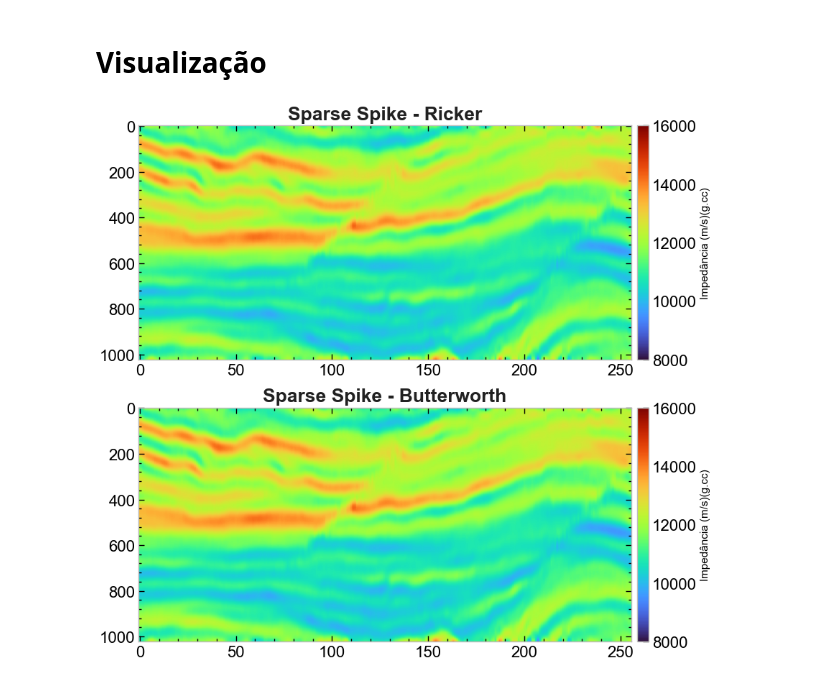
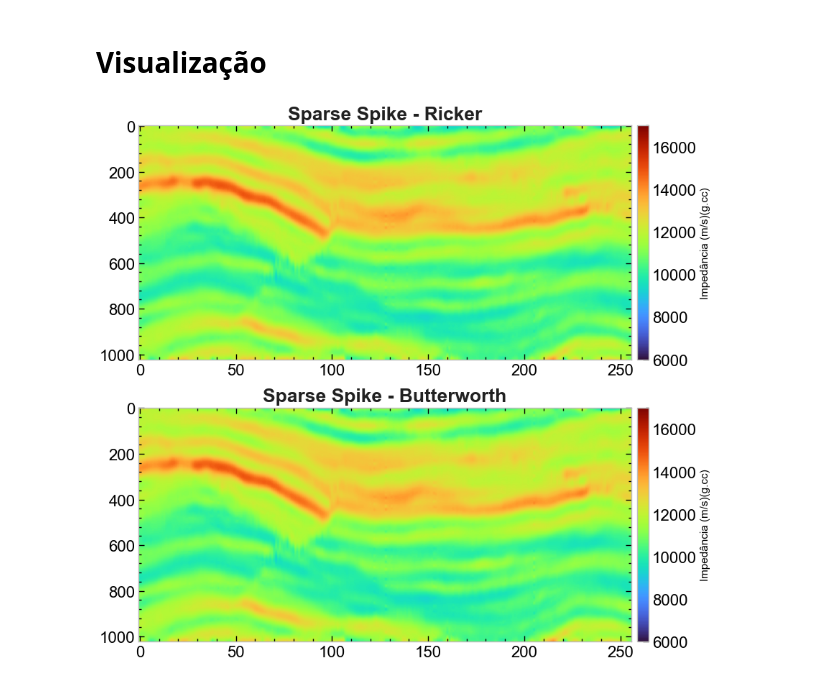
Before and after one commit to albano-a/tcc_methodology, a Jupyter notebook: main.ipynb, the cells around one changed output. Cells and saved outputs as stored; diff of their text form; code cells hidden in the pictures.

```diff
--- a/main.ipynb
+++ b/main.ipynb
@@ -21,6 +21,8 @@ TEXT_COLOR = "#212121"
 plt.rc("font", family="Arial")
 FONT_SIZE = 19
 LABEL_SIZE = 16
+VMIN = 6000
+VMAX = 17000
 # %% [markdown]
 ## Preparação
 # %%
@@ -245,6 +250,10 @@ poststack_ricker = pylops.avo.poststack.PoststackLinearModelling(
 poststack_butter = pylops.avo.poststack.PoststackLinearModelling(
     wlet_b / 2, nt0=nz, spatdims=1, explicit=True
 )
+
+I = pylops.Identity(nz)
+TIKHO = 0.5
+REGS = [I]
 # %%
 import numpy as np
 import pylops
@@ -400,27 +363,0 @@ ss_inverted_impedance_final_ricker = ss_inverted_impedance_ricker #+ imp_backgro
-# %%
-from pylops.optimization.sparsity import irls
-
-ss_inverted_impedance_butter = np.zeros_like(data_imp)
-
-for iy in range(ny):
-    seismic_section_b = data_amp[:, :, iy]
-    impedance_section_b = imp_background[:, :, iy]
-
-    inverted_butter, nouter = (
-        irls(
-            Op = poststack_butter,
-            y=seismic_section_b.flatten(),
-            epsI=1e-1,  # tikhonov
-            x0=impedance_section_b.flatten(),  # modelo inicial
-            nouter=5,
-            tolIRLS=1e-1,
-            # **dict(maxiter=1000)
-        ) # Esse índice é necessário para pegar apenas o resultado
-    )
-
-    # Colocar o resultado de volta no volume 3D de impedâncias
-    ss_inverted_impedance_butter[:, :, iy] = inverted_butter.reshape(
-        nz, nx
-    )
-
-ss_inverted_impedance_final_butter = ss_inverted_impedance_butter #+ imp_background
@@ -433,37 +421,37 @@ ss_residuo_butter = imp_30hz - ss_inverted_impedance_final_butter
 # %%
 fig, axs = plt.subplots(2, 1, figsize=(9, 8))
 
-SECTION = 200
+SECTION = 128
 
 c = axs[0].imshow(
-    ss_inverted_impedance_final_ricker[SECTION, :, :].T, cmap="turbo", aspect="auto", vmin=8000, vmax=16000
+    ss_inverted_impedance_final_ricker[:, SECTION, :].T, cmap="turbo", aspect="auto", vmin=VMIN, vmax=VMAX
 )
 cbar = fig.colorbar(c, ax=axs[0], pad=0.01)
 cbar.set_label("Impedância (m/s)(g.cc)", size=11)
 cbar.ax.tick_params(labelsize=LABEL_SIZE)
 axs[0].set_title("Sparse Spike - Ricker", fontsize=FONT_SIZE, fontweight="bold", color=TEXT_COLOR)
 axs[0].set_yticklabels(
     [str(int(tick) * 4) for tick in axs[0].get_yticks()]
 )  # Altera os rótulos do eixo y
 axs[0].tick_params(axis="both", labelsize=LABEL_SIZE)
 axs[0].grid(False)
 
 c = axs[1].imshow(
-    ss_inverted_impedance_final_butter[SECTION, :, :].T,
+    ss_inverted_impedance_final_butter[:, SECTION, :].T,
     cmap="turbo",
-    aspect="auto", vmin=8000, vmax=16000
+    aspect="auto", vmin=VMIN, vmax=VMAX
 )
 cbar = fig.colorbar(c, ax=axs[1], pad=0.01)
 cbar.set_label("Impedância (m/s)(g.cc)", size=11)
 cbar.ax.tick_params(labelsize=LABEL_SIZE)
 axs[1].set_title("Sparse Spike - Butterworth", fontsize=FONT_SIZE, fontweight="bold", color=TEXT_COLOR)
 axs[1].set_yticklabels(
     [str(int(tick) * 4) for tick in axs[1].get_yticks()]
 )  # Altera os rótulos do eixo y
 axs[1].tick_params(axis="both", labelsize=LABEL_SIZE)
 axs[1].grid(False)
 
 plt.tight_layout()
 plt.show()
 # %% [output]
-[figure, old version]
+[figure, new version]
```
Also changed, not shown: parts of 15 cells of this notebook, 4 other files.
